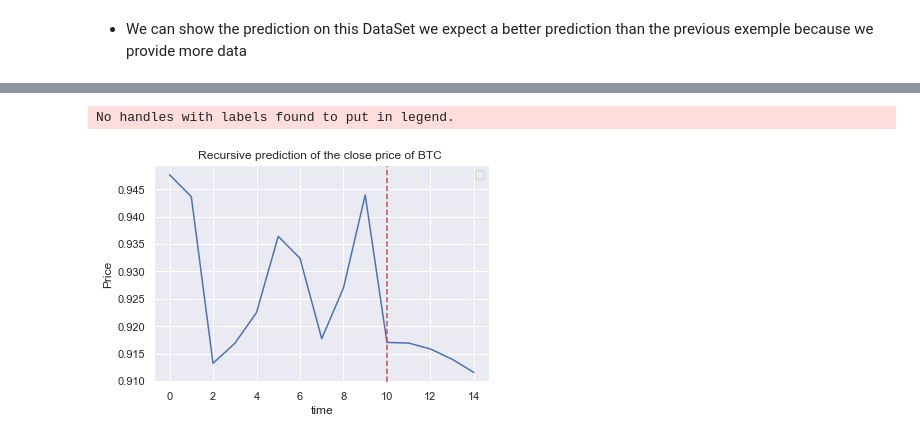
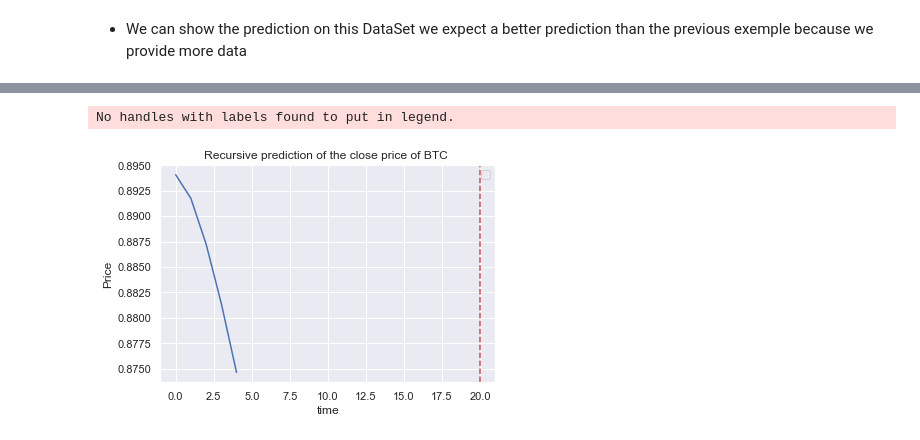
Before and after one commit to MohamedKeteb/Crypto_project, a Jupyter notebook: Bitcoin_pred.ipynb, the cells around one changed output, grey strips where cells are left out. Cells and saved outputs as stored; diff of their text form; code cells hidden in the pictures.

```diff
--- a/Bitcoin_pred.ipynb
+++ b/Bitcoin_pred.ipynb
@@ -327,7 +327,7 @@ hour_btc
 # %% [markdown]
 - We can show the prediction on this DataSet we expect a better prediction than the previous exemple because we provide more data
 # %%
-sequence_length = 10
+sequence_length = 20
 X, y = create_sequences(hour_btc, sequence_length) # Prediction based on 10 periods (10 days or 10 hours)
 y_train, y_test, predicted_values = lstm_model(X, y)
 visualize_RNN_prediction(y_train, y_test, predicted_values)
@@ -374,11 +374,11 @@ Epoch 6/100
 # %%
-plt.plot(prediction)
+plt.plot(prediction[-t:])
 plt.title('Recursive prediction of the close price of BTC ')
 plt.axvline(x = sequence_length, color = 'r', linestyle = '--')
 plt.xlabel('time')
 plt.ylabel('Price')
 plt.legend()
 plt.show()
 # %% [output]
 No handles with labels found to put in legend.
-[figure, old version]
+[figure, new version]
```
Also changed, not shown: parts of 11 cells of this notebook, 3 other files.
